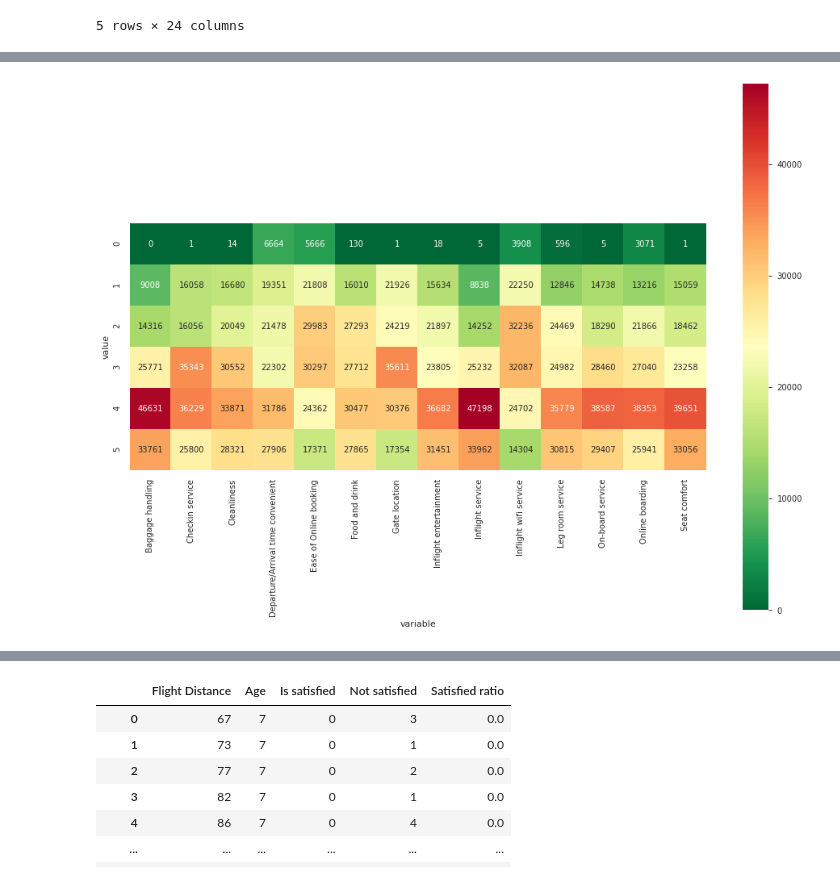
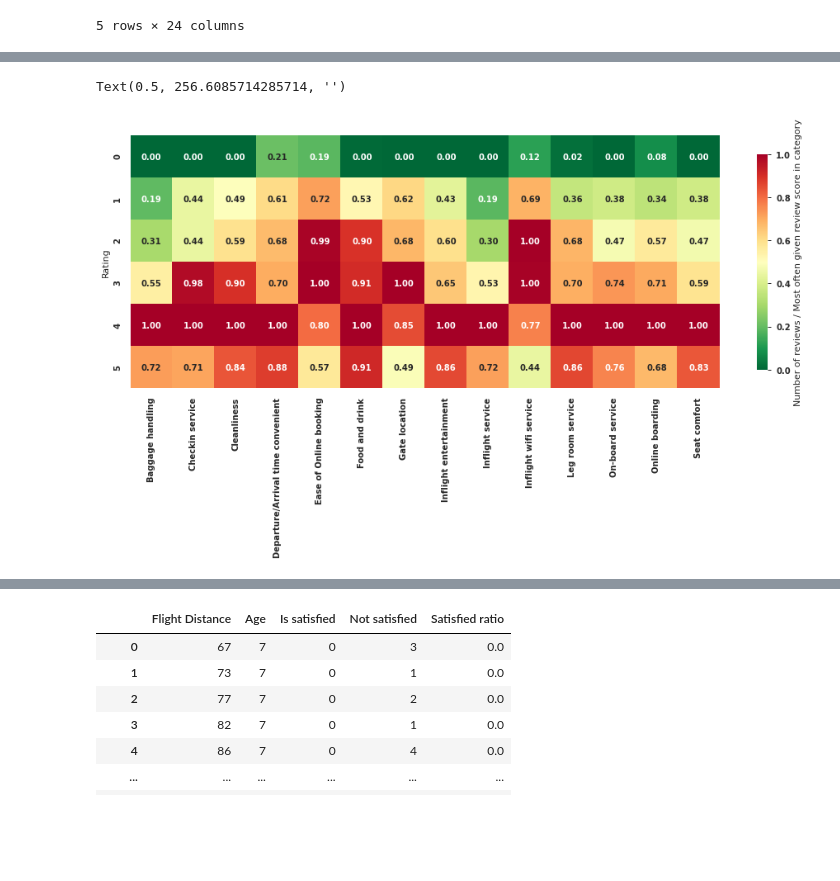
Before and after one commit to n1oftheabove/visualizing-real-world-data-project, a Jupyter notebook: airline_satisfaction.ipynb, the cells around one changed output, grey strips where cells are left out. Saved outputs shown, nothing was run; the diff lists cells and outputs as text; code cells hidden in the pictures; blank space fills up the shorter version.

```diff
--- a/airline_satisfaction.ipynb
+++ b/airline_satisfaction.ipynb
@@ -232,12 +383,29 @@ g.set_xticklabels(rotation=90)
 # %%
 df_rating_pvt = df_rating_count.pivot(values='count', columns='variable', index='value').fillna(0).astype(int)
+
+df_rating_pvt = df_rating_pvt / df_rating_pvt.max()
 
 f, ax = plt.subplots(figsize=(16, 12))
 ax = sns.heatmap(df_rating_pvt,
                  square=True,
                  cmap='RdYlGn_r',
                  annot=True,
-                 fmt='d',
+                 fmt='.2f',
+                 #fmt='d',
+                 cbar=True,
+                 cbar_kws={'shrink':.4,
+                          'label': 'Number of reviews / Most often given review score in category',
+                          'format': '%.1f',
+                          }
+
+#                 cbar_kws={'shrink':.4,
+#                          'label': 'Count of votes',
+#                          'format': '%.E',
+#                          }
                     )
+
+ax.set_ylabel('Rating')
+ax.set_xlabel('')
 # %% [output]
+Text(0.5, 256.6085714285714, '')
-[figure, old version]
+[figure, new version]
```
Also changed, not shown: parts of 34 cells of this notebook.
